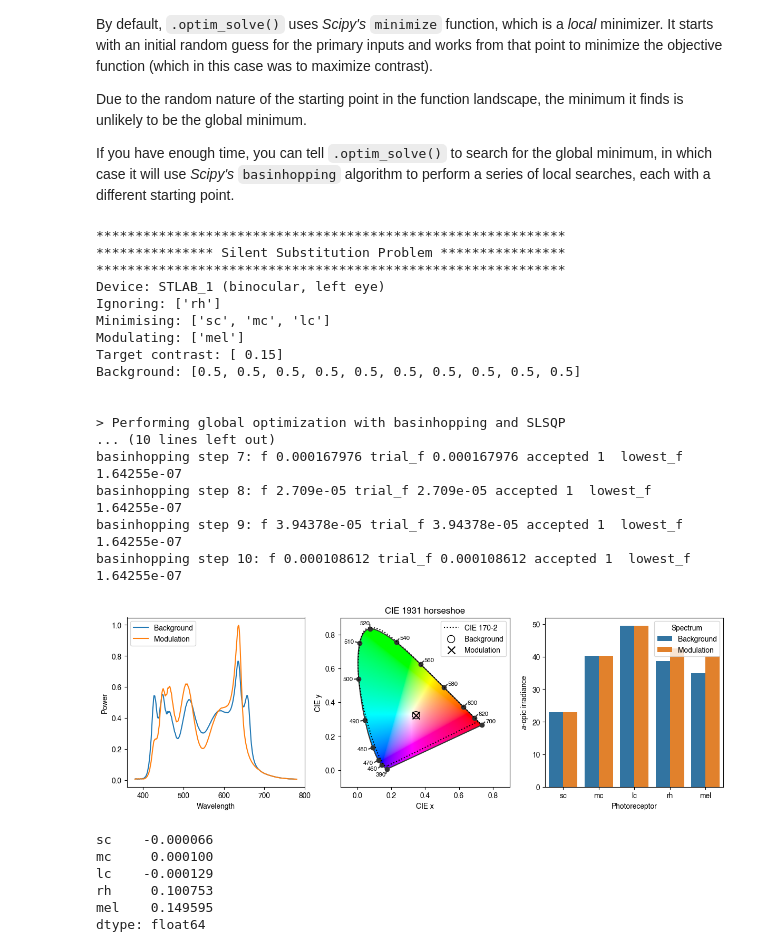
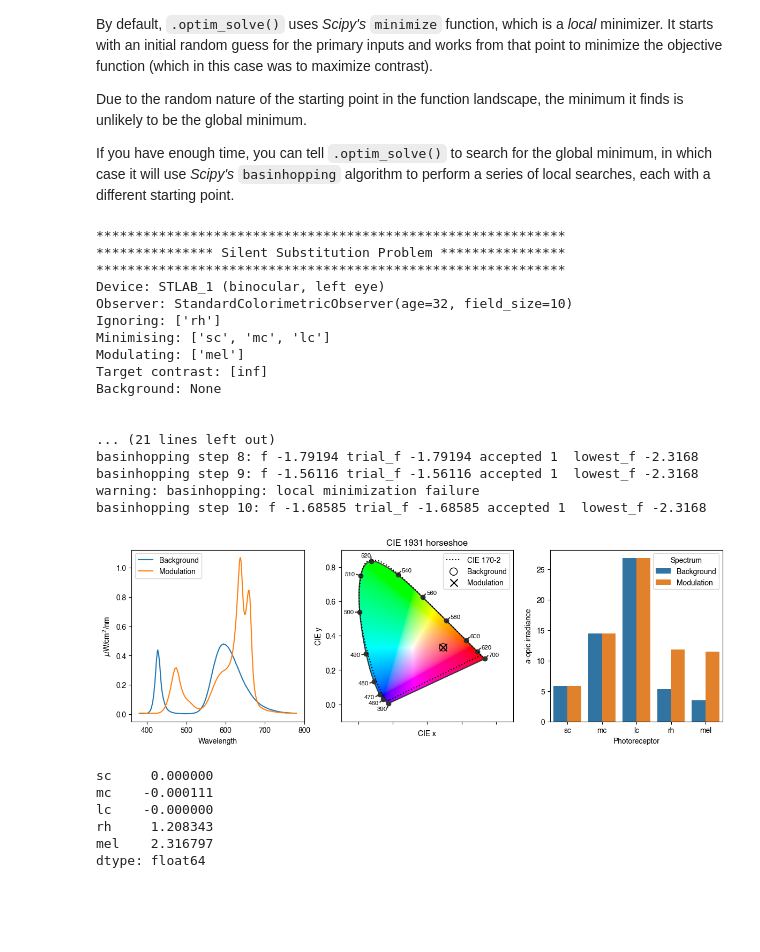
Before and after one commit to PySilentSubstitution/pysilsub, a Jupyter notebook: docs/source/05a_numerical_optimisation.ipynb, the cells around one changed output. Drawn from its saved outputs; the diff is of its cells as text; code cells hidden in the pictures; blank space fills up the shorter version.

```diff
--- a/docs/source/05a_numerical_optimisation.ipynb
+++ b/docs/source/05a_numerical_optimisation.ipynb
@@ -116,6 +118,6 @@ If you don't care what the background spectrum is, set the `background` property
 # %%
-ssp.background = [.5] * ssp.nprimaries
-ssp.target_contrast = .15
+ssp.background = [.5] * ssp.nprimaries  # All primaries, half-max
+ssp.target_contrast = 'max'
 ssp.print_problem()
 solution = ssp.optim_solve(**{'options':{'disp':False}})
 _ = ssp.plot_solution(solution.x)
@@ -153,34 +160,35 @@ Due to the random nature of the starting point in the function landscape, the mi
 
 If you have enough time, you can tell `.optim_solve()` to search for the global minimum, in which case it will use *Scipy's* `basinhopping` algorithm to perform a series of local searches, each with a different starting point.
 # %%
+ssp.background = None
 ssp.print_problem()
 solution = ssp.optim_solve(global_search=True, niter=10)
 fig = ssp.plot_solution(solution.x)
 # %% [output]
 ************************************************************
 *************** Silent Substitution Problem ****************
 ************************************************************
 Device: STLAB_1 (binocular, left eye)
+Observer: StandardColorimetricObserver(age=32, field_size=10)
 Ignoring: ['rh']
 Minimising: ['sc', 'mc', 'lc']
 Modulating: ['mel']
-Target contrast: [ 0.15]
-Background: [0.5, 0.5, 0.5, 0.5, 0.5, 0.5, 0.5, 0.5, 0.5, 0.5]
+Target contrast: [inf]
+Background: None
 
 
-> Performing global optimization with basinhopping and SLSQP
-... (10 lines left out)
-basinhopping step 7: f 0.000167976 trial_f 0.000167976 accepted 1  lowest_f 1.64255e-07
-basinhopping step 8: f 2.709e-05 trial_f 2.709e-05 accepted 1  lowest_f 1.64255e-07
-basinhopping step 9: f 3.94378e-05 trial_f 3.94378e-05 accepted 1  lowest_f 1.64255e-07
-basinhopping step 10: f 0.000108612 trial_f 0.000108612 accepted 1  lowest_f 1.64255e-07
+... (21 lines left out)
+basinhopping step 8: f -1.79194 trial_f -1.79194 accepted 1  lowest_f -2.3168
+basinhopping step 9: f -1.56116 trial_f -1.56116 accepted 1  lowest_f -2.3168
+warning: basinhopping: local minimization failure
+basinhopping step 10: f -1.68585 trial_f -1.68585 accepted 1  lowest_f -2.3168
-[figure, old version]
+[figure, new version]
 # %%
 ssp.print_photoreceptor_contrasts(solution.x)
 # %% [output]
-sc    -0.000066
-mc     0.000100
-lc    -0.000129
-rh     0.100753
-mel    0.149595
+sc     0.000000
+mc    -0.000111
+lc    -0.000000
+rh     1.208343
+mel    2.316797
 dtype: float64
```
Also changed, not shown: parts of 10 cells of this notebook, 19 other files.
